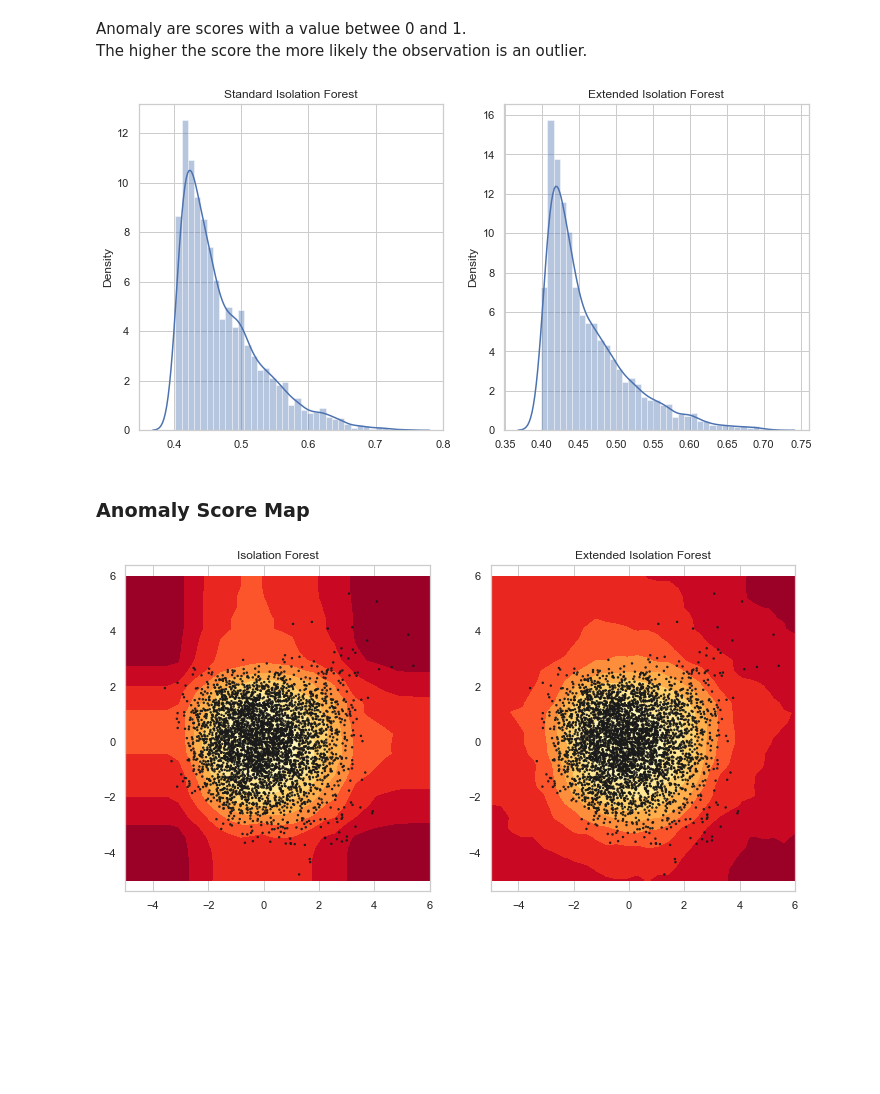
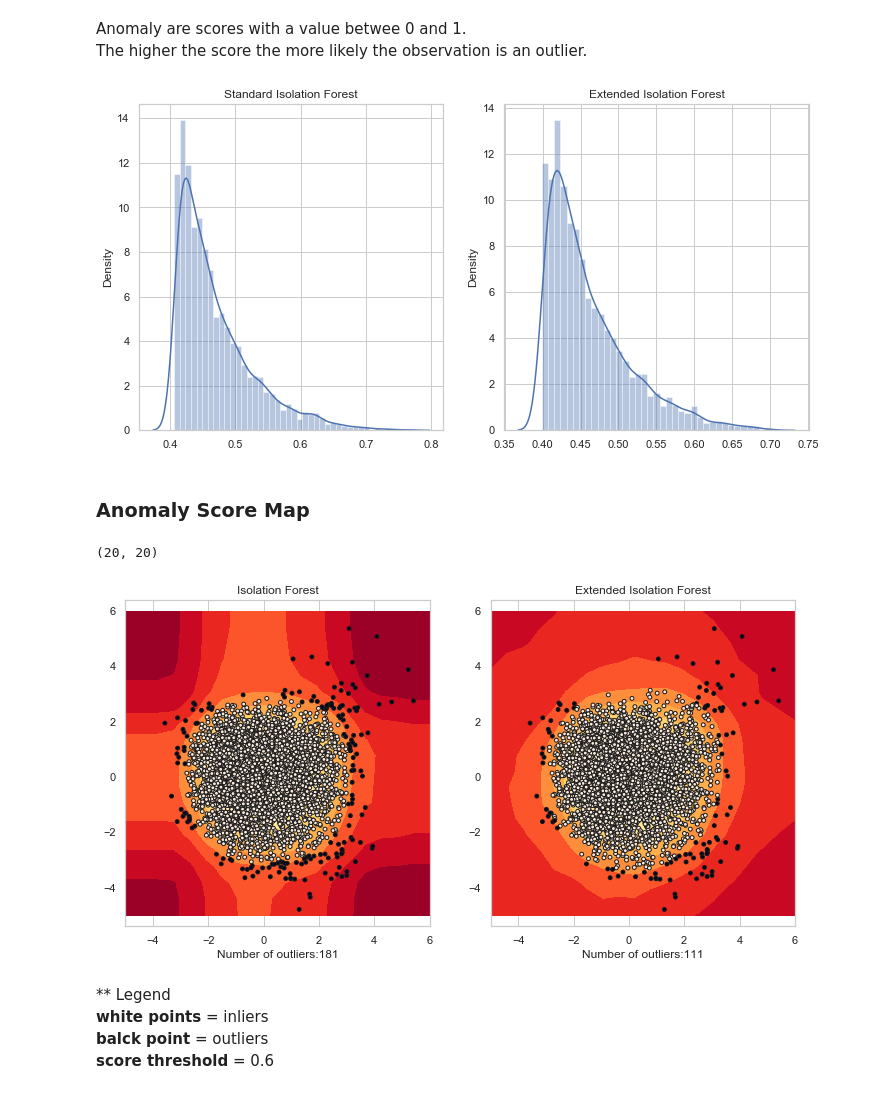
Before and after one commit to gaetanoantonicchio/DataMining-2, a Jupyter notebook: src/Module 1/Anomaly Detection/anomaly_detection.ipynb, the cells around one changed output. Saved outputs shown, nothing was run; the diff lists cells and outputs as text; code cells hidden in the pictures; blank space fills up the shorter version.

```diff
--- a/src/Module 1/Anomaly Detection/anomaly_detection.ipynb
+++ b/src/Module 1/Anomaly Detection/anomaly_detection.ipynb
@@ -291,5 +454,11 @@ F0.limit
 ### Score Data
 # %%
 # Score the training data itself to see the distribution of the anomaly scores each point receives.
+
+# PCA reduction
 S0 = F0.compute_paths(X_in=X)
 S1 = F1.compute_paths(X_in=X)
+
+# full dimensionality
+S0_fd = F0_fd.compute_paths(X_in=X_fd)
+S1_fd = F1_fd.compute_paths(X_in=X_fd)
@@ -299,0 +465,11 @@ S0.shape, S1.shape
+# %%
+# PCA reduction
+df['outlier_IF-PCA'] = S0
+df['outlier_IF-PCA'] = df['outlier_IF-PCA'].apply(lambda x: 'inlier' if x<=0.6 else 'outlier')
+df['outlier_EIF-PCA'] = S1
+df['outlier_EIF-PCA'] = df['outlier_EIF-PCA'].apply(lambda x: 'inlier' if x<=0.6 else 'outlier')
+# %%
+df['outlier_IF'] = S0_fd
+df['outlier_IF'] = df['outlier_IF'].apply(lambda x: 'inlier' if x<=0.6 else 'outlier')
+df['outlier_EIF'] = S1_fd
+df['outlier_EIF'] = df['outlier_EIF'].apply(lambda x: 'inlier' if x<=0.6 else 'outlier')
@@ -321,43 +525,55 @@ The higher the score the more likely the observation is an outlier.
 # %%
 f = plt.figure(figsize=(12,6))
 plt.subplot(1,2,1)
-sb.distplot(S0, kde=True, color="b")
+sns.distplot(S0, kde=True, color="b")
 plt.title('Standard Isolation Forest')
 
 plt.subplot(1,2,2)
-sb.distplot(S1, kde=True, color="b")
+sns.distplot(S1, kde=True, color="b")
 plt.title('Extended Isolation Forest')
 plt.show()
 # %% [output]
-[figure, old version]
+[figure, new version]
 # %% [markdown]
 ### Anomaly Score Map
 # %%
-xx, yy = np.meshgrid(np.linspace(-5., 6., 30), np.linspace(-5., 6, 30))
+xx, yy = np.meshgrid(np.linspace(-5., 6., 20), np.linspace(-5., 6, 20))
 
-S0 = F0.compute_paths(X_in=np.c_[xx.ravel(), yy.ravel()])
-S0 = S0.reshape(xx.shape)
+S0_ = F0.compute_paths(X_in=np.c_[xx.ravel(), yy.ravel()])
+S0_ = S0_.reshape(xx.shape)
 
-S1 = F1.compute_paths(X_in=np.c_[xx.ravel(), yy.ravel()])
-S1 = S1.reshape(xx.shape)
+S1_ = F1.compute_paths(X_in=np.c_[xx.ravel(), yy.ravel()])
+S1_ = S1_.reshape(xx.shape)
+# %%
+S0_.shape
+# %% [output]
+(20, 20)
 # %%
 f = plt.figure(figsize=(12,6))
 
 ax1 = f.add_subplot(121)
-levels = np.linspace(np.min(S0),np.max(S0),10)
-CS = ax1.contourf(xx, yy, S0, levels, cmap=plt.cm.YlOrRd)
-plt.scatter(df_pca['pca1'],df_pca['pca2'],s=2,c='None',edgecolor='k')
+levels = np.linspace(np.min(S0_),np.max(S0_),10)
+CS = ax1.contourf(xx, yy, S0_, levels, cmap=plt.cm.YlOrRd)
+plt.scatter(df_pca['pca1'],df_pca['pca2'],s=15,c=df['outlier_IF-PCA'].apply(lambda x: 0 if x=='inlier' else -1),edgecolors='k')
 plt.axis("equal")
 plt.title('Isolation Forest')
+plt.xlabel(f"Number of outliers:{df['outlier_IF-PCA'].value_counts()[1]}")
+
 
 
 ax2 = f.add_subplot(122)
-levels = np.linspace(np.min(S1),np.max(S0),10)
-CS = ax2.contourf(xx, yy, S1, levels, cmap=plt.cm.YlOrRd)
-plt.scatter(df_pca['pca1'],df_pca['pca2'],s=2,c='None',edgecolor='k')
+levels = np.linspace(np.min(S1_),np.max(S0_),10)
+CS = ax2.contourf(xx, yy, S1_, levels, cmap=plt.cm.YlOrRd)
+plt.scatter(df_pca['pca1'],df_pca['pca2'],s=15,c=df['outlier_EIF-PCA'].apply(lambda x: 0 if x=='inlier' else -1),edgecolors='k')
 plt.axis("equal")
 plt.title('Extended Isolation Forest')
+plt.xlabel(f"Number of outliers:{df['outlier_EIF-PCA'].value_counts()[1]}")
 
 plt.show()
 # %% [output]
-[figure, old version]
+[figure, new version]
+# %% [markdown]
+** Legend **<br>
+white points** = inliers<br>
+**balck point** = outliers<br>
+**score threshold** = 0.6
```
Also changed, not shown: parts of 40 cells of this notebook, 2 other files.
